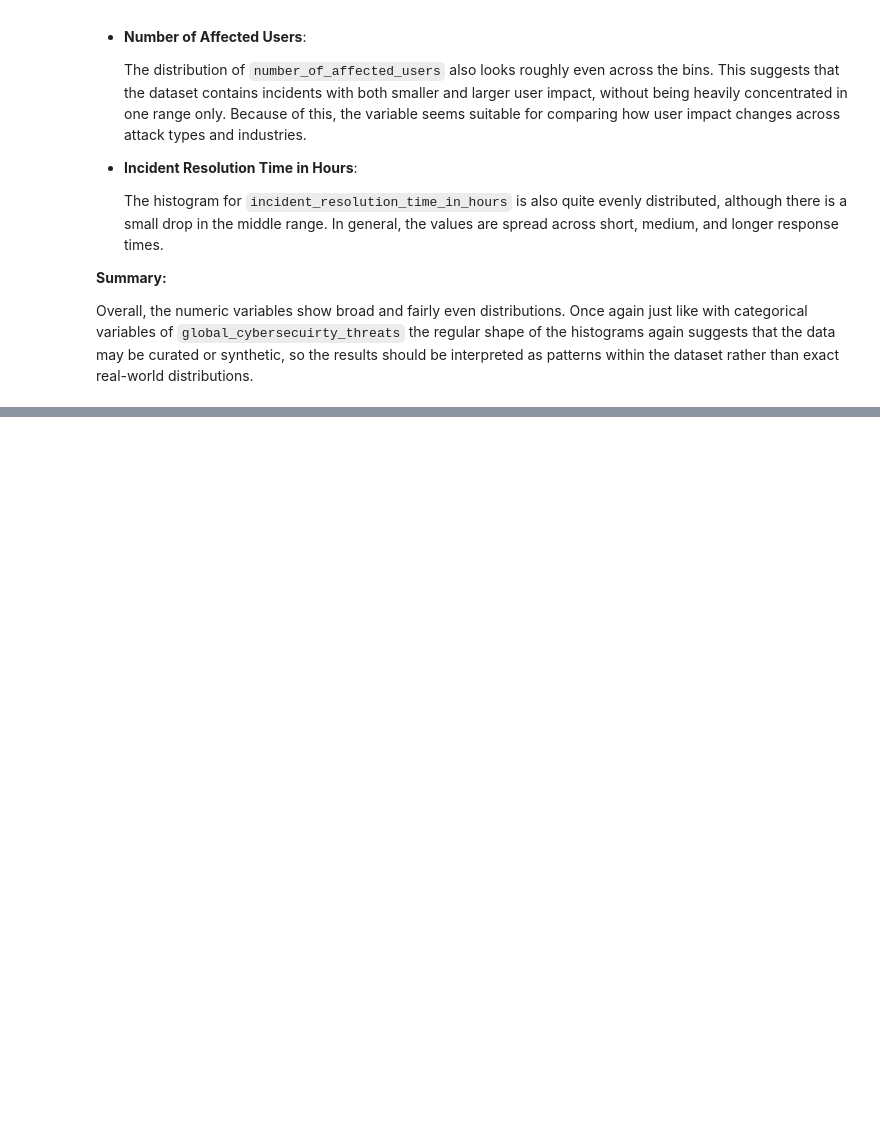
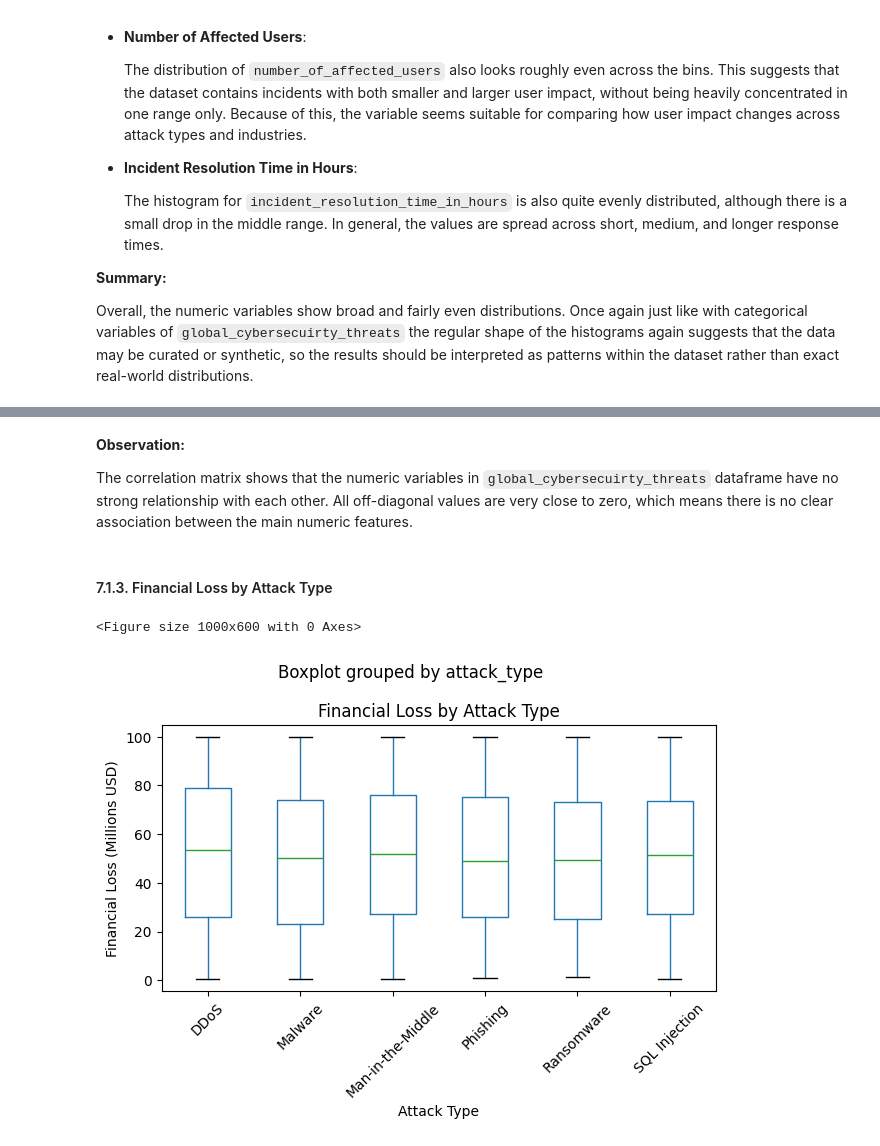
Before and after one commit to AlexanderPanagyurski/cyberattack-severity-analysis, a Jupyter notebook: Drivers of Cyberattack Severity.ipynb, the cells around one changed output, grey strips where cells are left out. Saved outputs shown, nothing was run; the diff lists cells and outputs as text; code cells hidden in the pictures; blank space fills up the shorter version.

```diff
--- a/Drivers of Cyberattack Severity.ipynb
+++ b/Drivers of Cyberattack Severity.ipynb
@@ -1359,0 +1387,24 @@ Overall, the numeric variables show broad and fairly even distributions. Once ag
+# %% [markdown]
+**Observation:**
+
+The correlation matrix shows that the numeric variables in `global_cybersecuirty_threats` dataframe have no strong relationship with each other. All off-diagonal values are very close to zero, which means there is no clear association between the main numeric features.
+# %% [markdown]
+#### 7.1.3. Financial Loss by Attack Type
+# %%
+plt.figure(figsize=(10, 6))
+
+global_cybersecuirty_threats.boxplot(
+    column="financial_loss_in_millions_usd",
+    by="attack_type",
+    grid=False
+)
+
+plt.title("Financial Loss by Attack Type")
+plt.xlabel("Attack Type")
+plt.ylabel("Financial Loss (Millions USD)")
+plt.xticks(rotation=45)
+plt.tight_layout()
+plt.show()
+# %% [output]
+<Figure size 1000x600 with 0 Axes>
+[figure, added]
```
Also changed, not shown: parts of 10 cells of this notebook.
